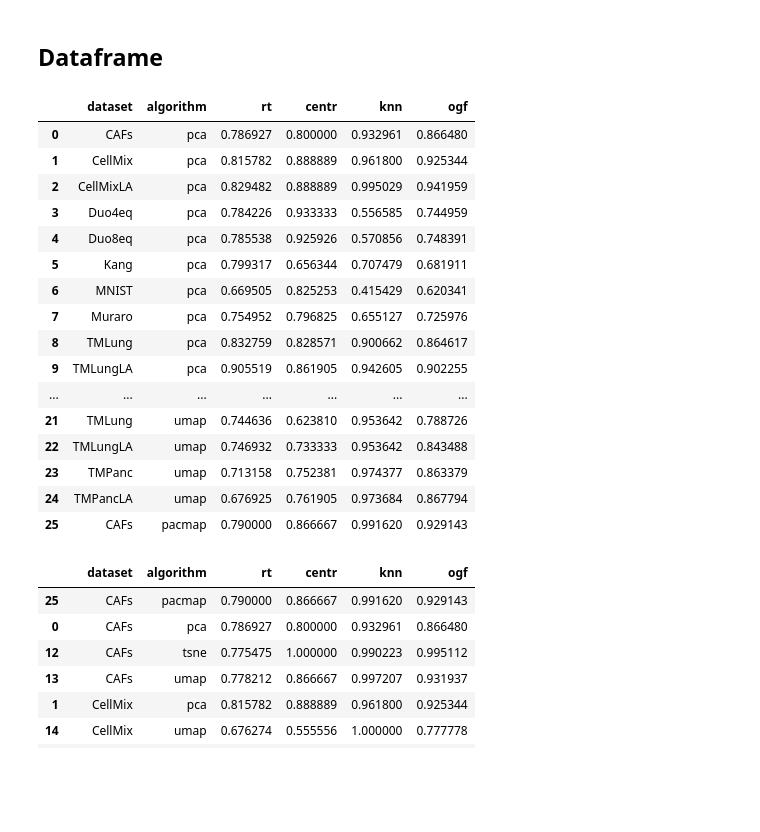
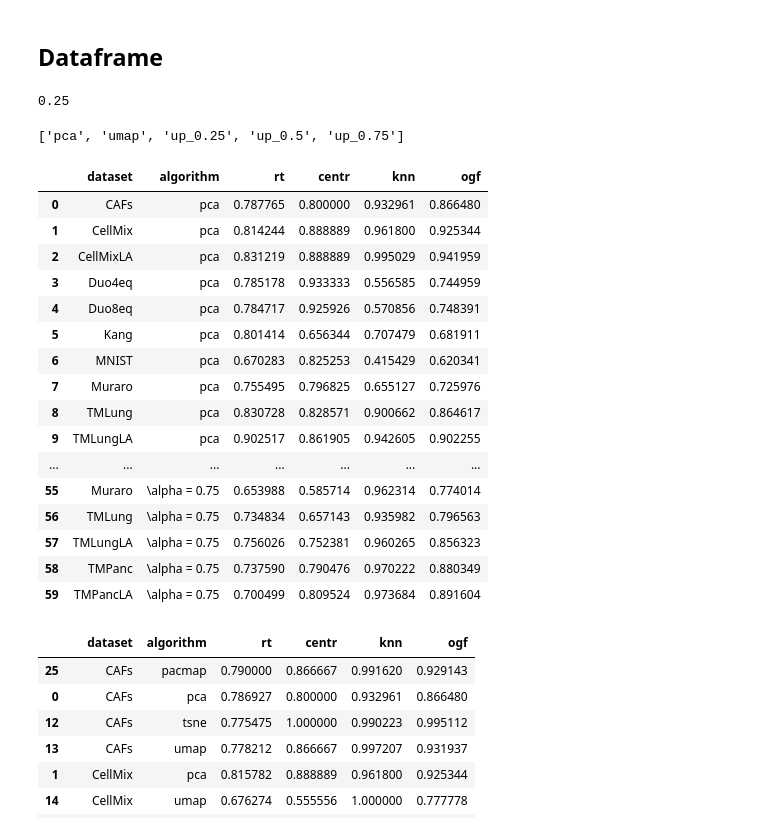
Before and after one commit to corinne-ort/drpaper25, a Jupyter notebook: run_evaluation.ipynb, the cells around one changed output. Drawn from its saved outputs; the diff is of its cells as text; code cells hidden in the pictures; blank space fills up the shorter version.

Commit message:
UMAP-PCA df

```diff
--- a/run_evaluation.ipynb
+++ b/run_evaluation.ipynb
@@ -41,15 +41,34 @@ import os
 cwd = os.getcwd()
 # %%
 from sklearn import datasets as ds
+# %%
+method = 'up_0.25'
+print(method[-4:-1] + method[-1])
+# %% [output]
+0.25
+# %%
+hybrids = ['up_0.25', 'up_0.5', 'up_0.75']
+algorithms = ['pca'] + hybrids + ['umap']
+print(algorithms)
+# %% [output]
+['pca', 'umap', 'up_0.25', 'up_0.5', 'up_0.75']
 # %%
-algorithms = ['pca', 'tsne', 'umap', 'pacmap']
+#algorithms = ['pca', 'tsne', 'umap', 'pacmap']
+hybrids = ['up_0.25', 'up_0.5', 'up_0.75']
+algorithms = ['pca','umap'] + hybrids
 datasets = ['CAFs', 'CellMix', 'CellMixLA','Duo4eq', 'Duo8eq','Kang','MNIST','Muraro','TMLung','TMLungLA','TMPanc','TMPancLA']
 
 filepaths = []
 results = []
 for algorithm in algorithms:
     for dataset in datasets:
-        filepath = f'{cwd}/embeddings/{dataset}/{dataset}_{algorithm}.npy'
+
+        # Corinne 7-24
+        if algorithm in ['pca', 'tsne', 'umap', 'pacmap']:
+            filepath = f'{cwd}/embeddings/{dataset}/{dataset}_{algorithm}.npy'
+
+        elif algorithm in hybrids:
+            filepath = f'{cwd}/embeddings/{dataset}/UMAP-PCA/{dataset}_{algorithm}.npy'
 
         if not os.path.exists(filepath):
             continue
@@ -108,47 +127,54 @@ for algorithm in algorithms:
 
         elif dataset =='TMPancLA':
             df = pd.read_csv(f'{cwd}/data/pcadata_TMPanc_WithLocAvg.csv')
             X_train = df.values[:,0:(df.shape[1]-1)]
             y_train = df.values[:,df.shape[1]-1]
 
         embedding = np.load(filepath)
 
         result = dict()
         result['dataset'] = dataset
-        result['algorithm'] = algorithm
+
+        if algorithm not in hybrids:
+            result['algorithm'] = algorithm
+
+        elif algorithm in hybrids:
+            alpha = algorithm[-4:-1] + algorithm[-1]
+            result['algorithm'] = '$\\alpha = $' + alpha
+
         rt_acc = np.zeros(5,)
         for i in range(5):
             rt_acc[i] = random_triplet_eval(X_train, embedding, y_train) #X_train, embedding, labels
         result['rt'] = np.mean(rt_acc)
 
         centr_acc = centroid_triplet_eval(X_train, embedding, y_train) #X_train, embedding, labels
         result['centr'] = np.mean(centr_acc)
 
         knn = knn_eval(embedding, y_train, n_neighbors = 5)
         result['knn'] = knn
 
         ogf = (centr_acc + knn)/2 # overall geometric fidelity
         result['ogf'] = ogf
 
         results.append(result)
 
 df = pd.DataFrame(results)
 df
 # %% [output]
 |  | dataset | algorithm | rt | centr | knn | ogf |
-| 0 | CAFs | pca | 0.786927 | 0.800000 | 0.932961 | 0.866480 |
-| 1 | CellMix | pca | 0.815782 | 0.888889 | 0.961800 | 0.925344 |
-| 2 | CellMixLA | pca | 0.829482 | 0.888889 | 0.995029 | 0.941959 |
-| 3 | Duo4eq | pca | 0.784226 | 0.933333 | 0.556585 | 0.744959 |
-| 4 | Duo8eq | pca | 0.785538 | 0.925926 | 0.570856 | 0.748391 |
-| 5 | Kang | pca | 0.799317 | 0.656344 | 0.707479 | 0.681911 |
-| 6 | MNIST | pca | 0.669505 | 0.825253 | 0.415429 | 0.620341 |
-| 7 | Muraro | pca | 0.754952 | 0.796825 | 0.655127 | 0.725976 |
-| 8 | TMLung | pca | 0.832759 | 0.828571 | 0.900662 | 0.864617 |
-| 9 | TMLungLA | pca | 0.905519 | 0.861905 | 0.942605 | 0.902255 |
+| 0 | CAFs | pca | 0.787765 | 0.800000 | 0.932961 | 0.866480 |
+| 1 | CellMix | pca | 0.814244 | 0.888889 | 0.961800 | 0.925344 |
+| 2 | CellMixLA | pca | 0.831219 | 0.888889 | 0.995029 | 0.941959 |
+| 3 | Duo4eq | pca | 0.785178 | 0.933333 | 0.556585 | 0.744959 |
+| 4 | Duo8eq | pca | 0.784717 | 0.925926 | 0.570856 | 0.748391 |
+| 5 | Kang | pca | 0.801414 | 0.656344 | 0.707479 | 0.681911 |
+| 6 | MNIST | pca | 0.670283 | 0.825253 | 0.415429 | 0.620341 |
+| 7 | Muraro | pca | 0.755495 | 0.796825 | 0.655127 | 0.725976 |
+| 8 | TMLung | pca | 0.830728 | 0.828571 | 0.900662 | 0.864617 |
+| 9 | TMLungLA | pca | 0.902517 | 0.861905 | 0.942605 | 0.902255 |
 | ... | ... | ... | ... | ... | ... | ... |
-| 21 | TMLung | umap | 0.744636 | 0.623810 | 0.953642 | 0.788726 |
-| 22 | TMLungLA | umap | 0.746932 | 0.733333 | 0.953642 | 0.843488 |
-| 23 | TMPanc | umap | 0.713158 | 0.752381 | 0.974377 | 0.863379 |
-| 24 | TMPancLA | umap | 0.676925 | 0.761905 | 0.973684 | 0.867794 |
-| 25 | CAFs | pacmap | 0.790000 | 0.866667 | 0.991620 | 0.929143 |
+| 55 | Muraro | \alpha = 0.75 | 0.653988 | 0.585714 | 0.962314 | 0.774014 |
+| 56 | TMLung | \alpha = 0.75 | 0.734834 | 0.657143 | 0.935982 | 0.796563 |
+| 57 | TMLungLA | \alpha = 0.75 | 0.756026 | 0.752381 | 0.960265 | 0.856323 |
+| 58 | TMPanc | \alpha = 0.75 | 0.737590 | 0.790476 | 0.970222 | 0.880349 |
+| 59 | TMPancLA | \alpha = 0.75 | 0.700499 | 0.809524 | 0.973684 | 0.891604 |
```
Also changed, not shown: parts of 2 cells of this notebook.
